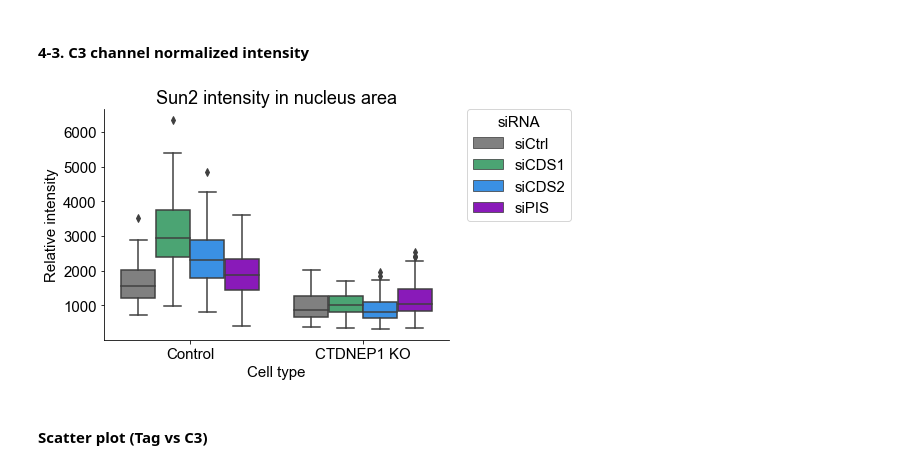
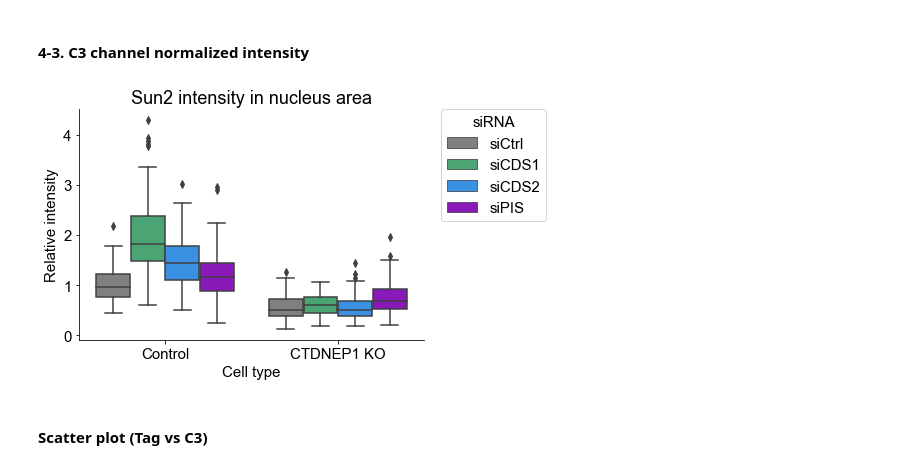
Before and after one commit to shokenlee/Lee_2023_Sun2-Lipid, a Jupyter notebook: Sun2_nucleaus_area.ipynb, the cells around one changed output. Saved outputs shown, nothing was run; the diff lists cells and outputs as text; code cells hidden in the pictures.

```diff
--- a/Sun2_nucleaus_area.ipynb
+++ b/Sun2_nucleaus_area.ipynb
@@ -248,24 +248,24 @@ dtype: int64
 # %%
 fig = plt.figure(figsize=(6,4))
 ax_box = fig.add_axes([0.1, 0.1, 0.8, 0.8])
 
 # For rescue experiments:
 # ax_box = sns.boxplot(data=df, x='Plasmid type', y='C3-Back_normalized', order=['WT', 'DE'], hue='Tag expression', hue_order=['(-)', '(+)'], palette=my_pal)
 # plt.legend(title='Flag expression', bbox_to_anchor=(1.05, 1), loc='upper left', borderaxespad=0)
 
 
 # For siRNA experiments:
-ax_box = sns.boxplot(data=df, x='Cell type', y='C3 mean - background', order=['Control', 'CTDNEP1 KO'],
+ax_box = sns.boxplot(data=df, x='Cell type', y='C3-Back_normalized', order=['Control', 'CTDNEP1 KO'],
                      hue='siRNA type', hue_order=['siCtrl', 'siCDS1', 'siCDS2', 'siPIS'], palette=my_pal)
 plt.legend(title='siRNA', bbox_to_anchor=(1.05, 1), loc='upper left', borderaxespad=0)
 
 # Used in common:
 plt.title('Sun2 intensity in nucleus area')
 plt.ylabel('Relative intensity')
 ax_box.spines['top'].set_visible(False)
 ax_box.spines['right'].set_visible(False)
 # %% [output]
-[figure, old version]
+[figure, new version]
 # %%
 fig.savefig(directory + '/P-196_C3_intensity.pdf', bbox_inches='tight', transparent=True)
 # %% [markdown]
```
